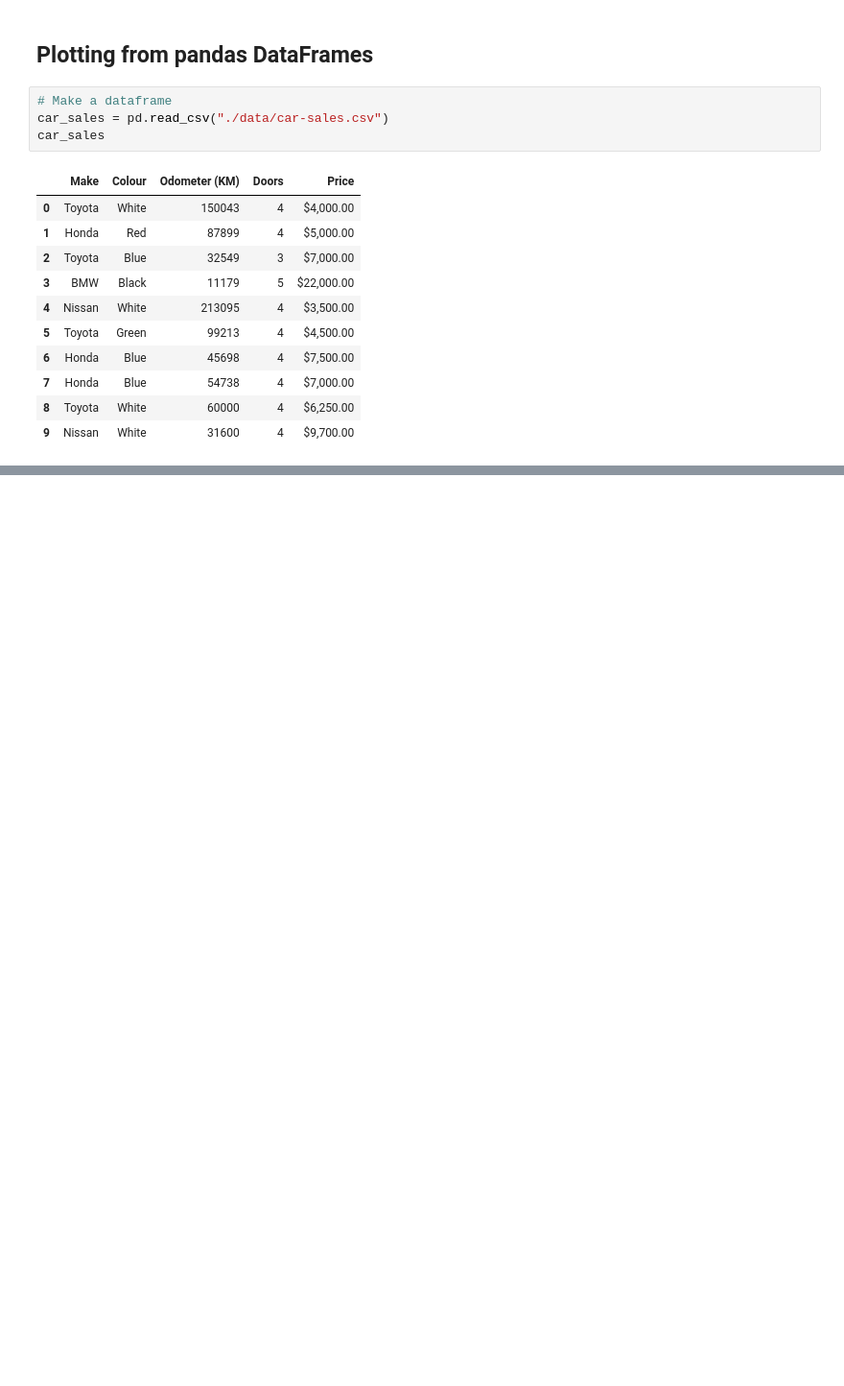
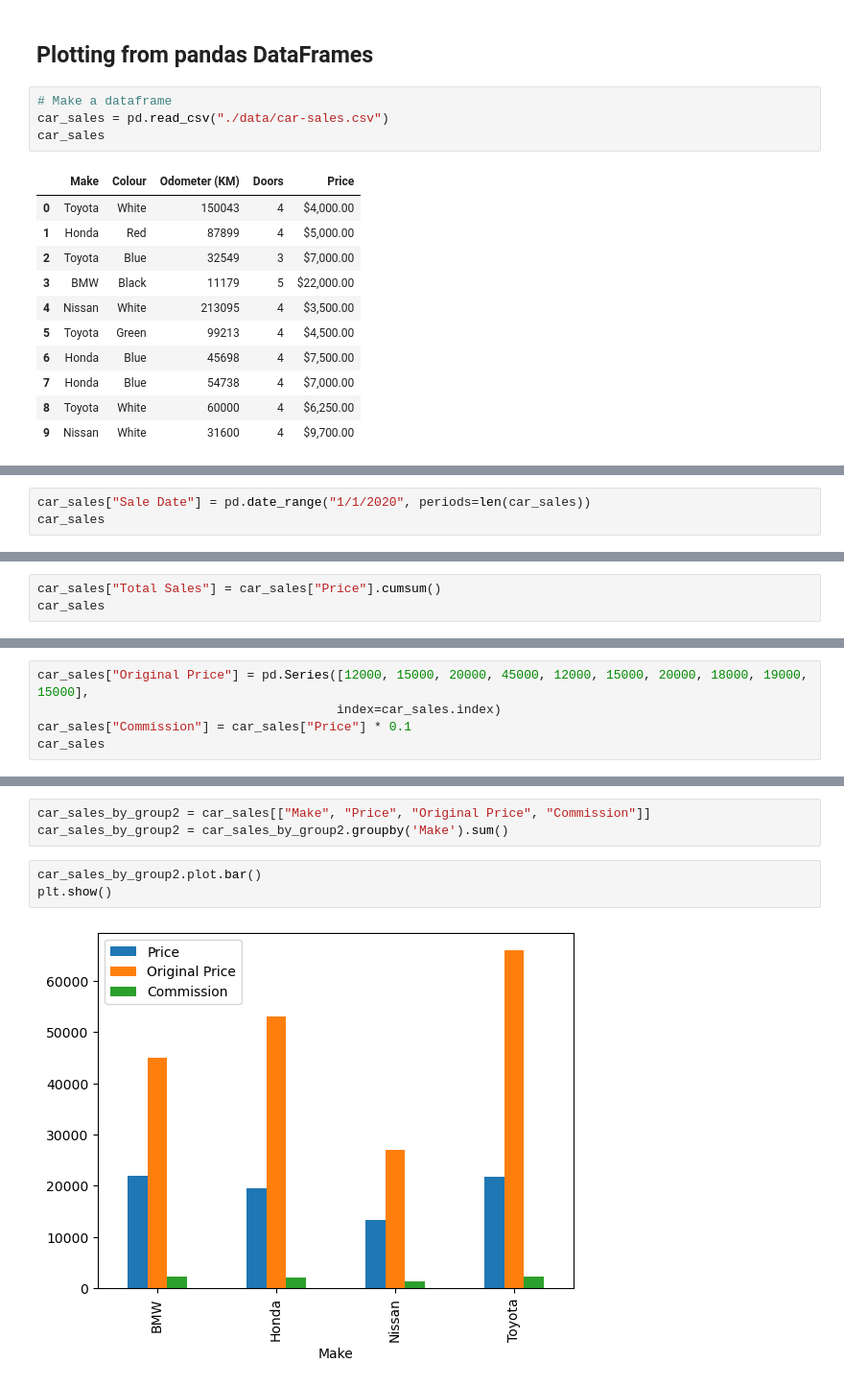
Before and after one commit to DanielJBox/ml-ds-ztm, a Jupyter notebook: matplotlib-project/introduction-to-matplotlib.ipynb, the cells around one changed output, grey strips where cells are left out. Shown at 96% size. Saved outputs shown, nothing was run; the diff lists cells and outputs as text; blank space fills up the shorter version.

```diff
--- a/matplotlib-project/introduction-to-matplotlib.ipynb
+++ b/matplotlib-project/introduction-to-matplotlib.ipynb
@@ -216,0 +250,3 @@ plt.show()
+# %%
+car_sales["Sale Date"] = pd.date_range("1/1/2020", periods=len(car_sales))
+car_sales
@@ -216,0 +265,3 @@ plt.show()
+# %%
+car_sales["Total Sales"] = car_sales["Price"].cumsum()
+car_sales
@@ -216,0 +280,5 @@ plt.show()
+# %%
+car_sales["Original Price"] = pd.Series([12000, 15000, 20000, 45000, 12000, 15000, 20000, 18000, 19000, 15000],
+                                        index=car_sales.index)
+car_sales["Commission"] = car_sales["Price"] * 0.1
+car_sales
@@ -216,0 +297,8 @@ plt.show()
+# %%
+car_sales_by_group2 = car_sales[["Make", "Price", "Original Price", "Commission"]]
+car_sales_by_group2 = car_sales_by_group2.groupby('Make').sum()
+# %%
+car_sales_by_group2.plot.bar()
+plt.show()
+# %% [output]
+[figure, added]
```
Also changed, not shown: parts of 39 cells of this notebook, 2 other files.
